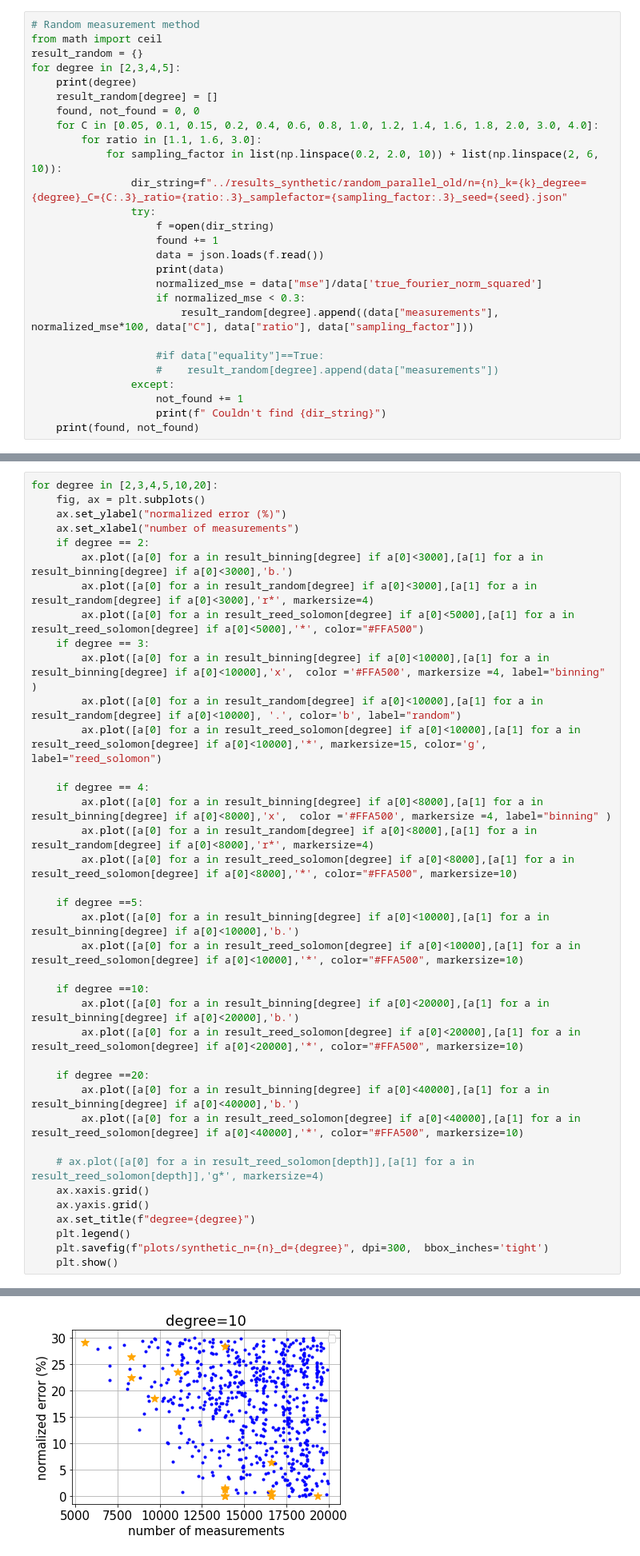
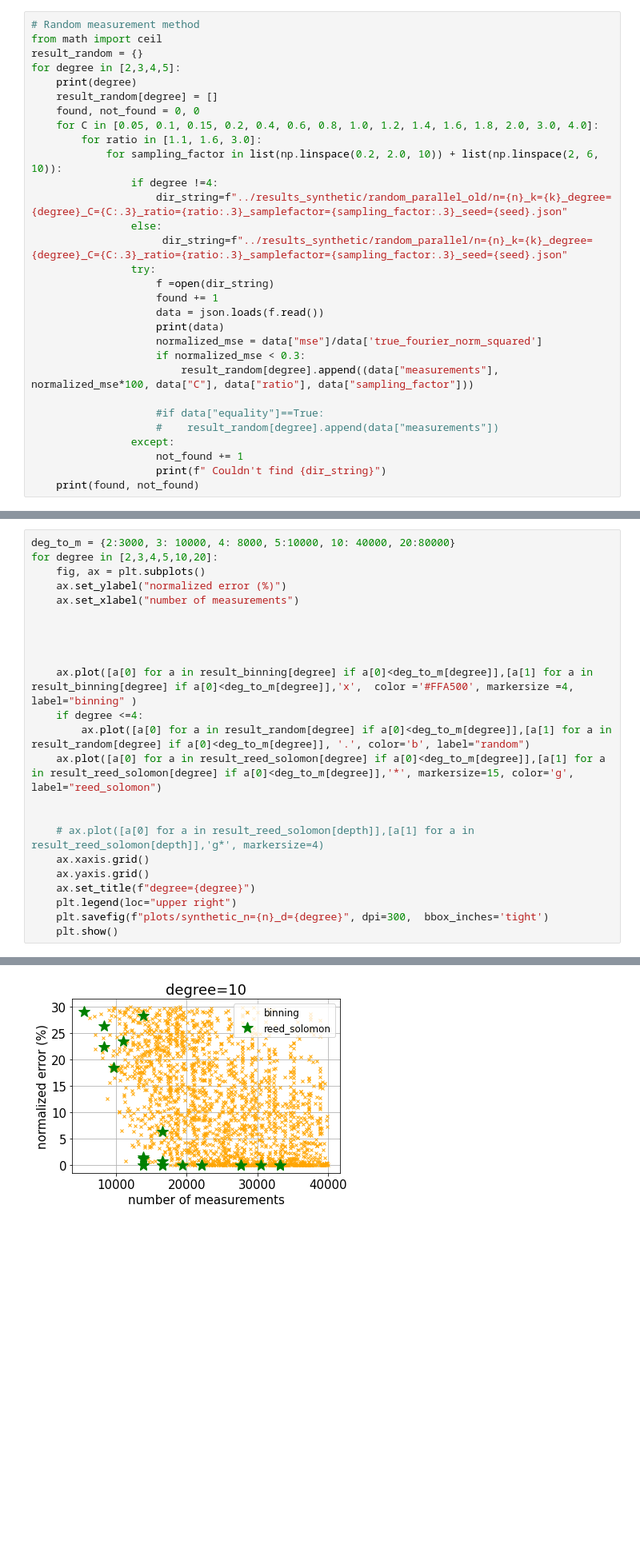
Before and after one commit to andisheh94/sparse_fourier_and_cs_on_xgboost, a Jupyter notebook: learning_boolean_functions/plotter_synthetic/plotter-synthetic.ipynb, the cells around one changed output, grey strips where cells are left out. Shown at 80% size. Saved outputs shown, nothing was run; the diff lists cells and outputs as text; blank space fills up the shorter version.

```diff
--- a/learning_boolean_functions/plotter_synthetic/plotter-synthetic.ipynb
+++ b/learning_boolean_functions/plotter_synthetic/plotter-synthetic.ipynb
@@ -114,7 +118,10 @@ for degree in [2,3,4,5]:
     for C in [0.05, 0.1, 0.15, 0.2, 0.4, 0.6, 0.8, 1.0, 1.2, 1.4, 1.6, 1.8, 2.0, 3.0, 4.0]:
         for ratio in [1.1, 1.6, 3.0]:
             for sampling_factor in list(np.linspace(0.2, 2.0, 10)) + list(np.linspace(2, 6, 10)):
-                dir_string=f"../results_synthetic/random_parallel_old/n={n}_k={k}_degree={degree}_C={C:.3}_ratio={ratio:.3}_samplefactor={sampling_factor:.3}_seed={seed}.json"
+                if degree !=4:
+                    dir_string=f"../results_synthetic/random_parallel_old/n={n}_k={k}_degree={degree}_C={C:.3}_ratio={ratio:.3}_samplefactor={sampling_factor:.3}_seed={seed}.json"
+                else:
+                     dir_string=f"../results_synthetic/random_parallel/n={n}_k={k}_degree={degree}_C={C:.3}_ratio={ratio:.3}_samplefactor={sampling_factor:.3}_seed={seed}.json"
                 try:
                     f =open(dir_string)
                     found += 1
@@ -149,41 +156,26 @@ for degree in [2,3,4,5]:
  Couldn't find ../results_synthetic/random_parallel_old/n=500_k=30_degree=3_C=4.0_ratio=1.6_samplefactor=1.0_seed=0.json
  Couldn't find ../results_synthetic/random_parallel_old/n=500_k=30_degree=3_C=
 # %%
+deg_to_m = {2:3000, 3: 10000, 4: 8000, 5:10000, 10: 40000, 20:80000}
 for degree in [2,3,4,5,10,20]:
     fig, ax = plt.subplots()
     ax.set_ylabel("normalized error (%)")
     ax.set_xlabel("number of measurements")
-    if degree == 2:
-        ax.plot([a[0] for a in result_binning[degree] if a[0]<3000],[a[1] for a in result_binning[degree] if a[0]<3000],'b.')
-        ax.plot([a[0] for a in result_random[degree] if a[0]<3000],[a[1] for a in result_random[degree] if a[0]<3000],'r*', markersize=4)
-        ax.plot([a[0] for a in result_reed_solomon[degree] if a[0]<5000],[a[1] for a in result_reed_solomon[degree] if a[0]<5000],'*', color="#FFA500")
-    if degree == 3:
-        ax.plot([a[0] for a in result_binning[degree] if a[0]<10000],[a[1] for a in result_binning[degree] if a[0]<10000],'x',  color ='#FFA500', markersize =4, label="binning" )
-        ax.plot([a[0] for a in result_random[degree] if a[0]<10000],[a[1] for a in result_random[degree] if a[0]<10000], '.', color='b', label="random")
-        ax.plot([a[0] for a in result_reed_solomon[degree] if a[0]<10000],[a[1] for a in result_reed_solomon[degree] if a[0]<10000],'*', markersize=15, color='g', label="reed_solomon")
 
-    if degree == 4:
-        ax.plot([a[0] for a in result_binning[degree] if a[0]<8000],[a[1] for a in result_binning[degree] if a[0]<8000],'x',  color ='#FFA500', markersize =4, label="binning" )
-        ax.plot([a[0] for a in result_random[degree] if a[0]<8000],[a[1] for a in result_random[degree] if a[0]<8000],'r*', markersize=4)
-        ax.plot([a[0] for a in result_reed_solomon[degree] if a[0]<8000],[a[1] for a in result_reed_solomon[degree] if a[0]<8000],'*', color="#FFA500", markersize=10)
 
-    if degree ==5:
-        ax.plot([a[0] for a in result_binning[degree] if a[0]<10000],[a[1] for a in result_binning[degree] if a[0]<10000],'b.')
-        ax.plot([a[0] for a in result_reed_solomon[degree] if a[0]<10000],[a[1] for a in result_reed_solomon[degree] if a[0]<10000],'*', color="#FFA500", markersize=10)
 
-    if degree ==10:
-        ax.plot([a[0] for a in result_binning[degree] if a[0]<20000],[a[1] for a in result_binning[degree] if a[0]<20000],'b.')
-        ax.plot([a[0] for a in result_reed_solomon[degree] if a[0]<20000],[a[1] for a in result_reed_solomon[degree] if a[0]<20000],'*', color="#FFA500", markersize=10)
 
-    if degree ==20:
-        ax.plot([a[0] for a in result_binning[degree] if a[0]<40000],[a[1] for a in result_binning[degree] if a[0]<40000],'b.')
-        ax.plot([a[0] for a in result_reed_solomon[degree] if a[0]<40000],[a[1] for a in result_reed_solomon[degree] if a[0]<40000],'*', color="#FFA500", markersize=10)
+    ax.plot([a[0] for a in result_binning[degree] if a[0]<deg_to_m[degree]],[a[1] for a in result_binning[degree] if a[0]<deg_to_m[degree]],'x',  color ='#FFA500', markersize =4, label="binning" )
+    if degree <=4:
+        ax.plot([a[0] for a in result_random[degree] if a[0]<deg_to_m[degree]],[a[1] for a in result_random[degree] if a[0]<deg_to_m[degree]], '.', color='b', label="random")
+    ax.plot([a[0] for a in result_reed_solomon[degree] if a[0]<deg_to_m[degree]],[a[1] for a in result_reed_solomon[degree] if a[0]<deg_to_m[degree]],'*', markersize=15, color='g', label="reed_solomon")
+
 
     # ax.plot([a[0] for a in result_reed_solomon[depth]],[a[1] for a in result_reed_solomon[depth]],'g*', markersize=4)
     ax.xaxis.grid()
     ax.yaxis.grid()
     ax.set_title(f"degree={degree}")
-    plt.legend()
+    plt.legend(loc="upper right")
     plt.savefig(f"plots/synthetic_n={n}_d={degree}", dpi=300,  bbox_inches='tight')
     plt.show()
 # %% [output]
@@ -197 +186 @@ No artists with labels found to put in legend.  Note that artists whose label st
-[figure, old version]
+[figure, new version]
```
Also changed, not shown: parts of 2 cells of this notebook, 5 other files.
